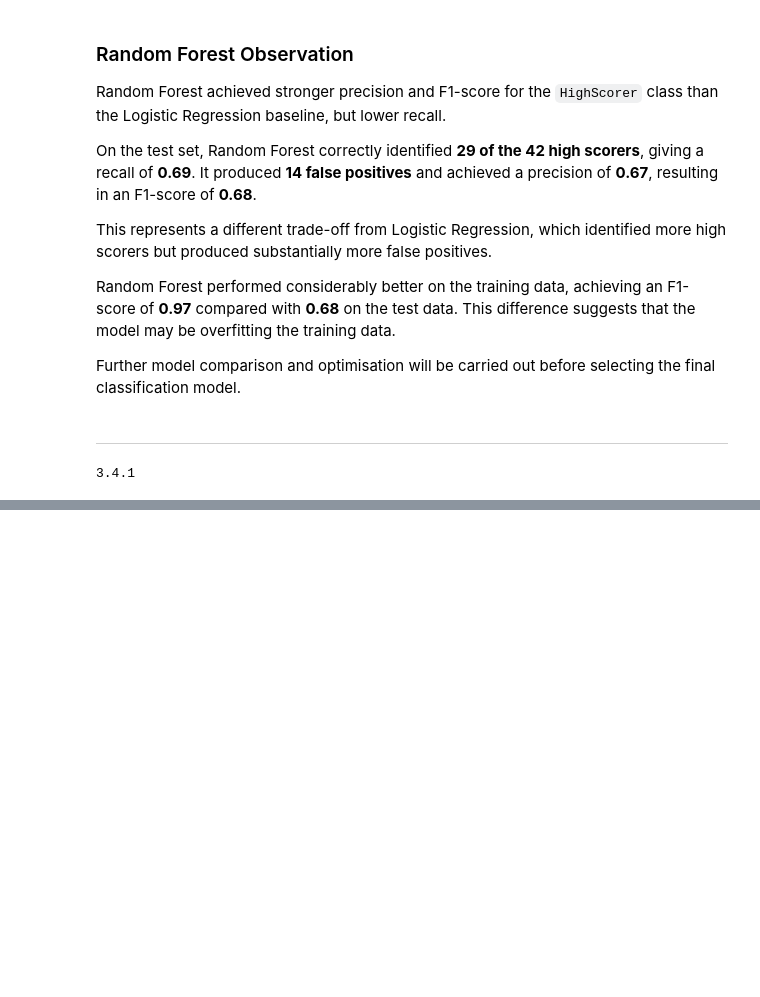
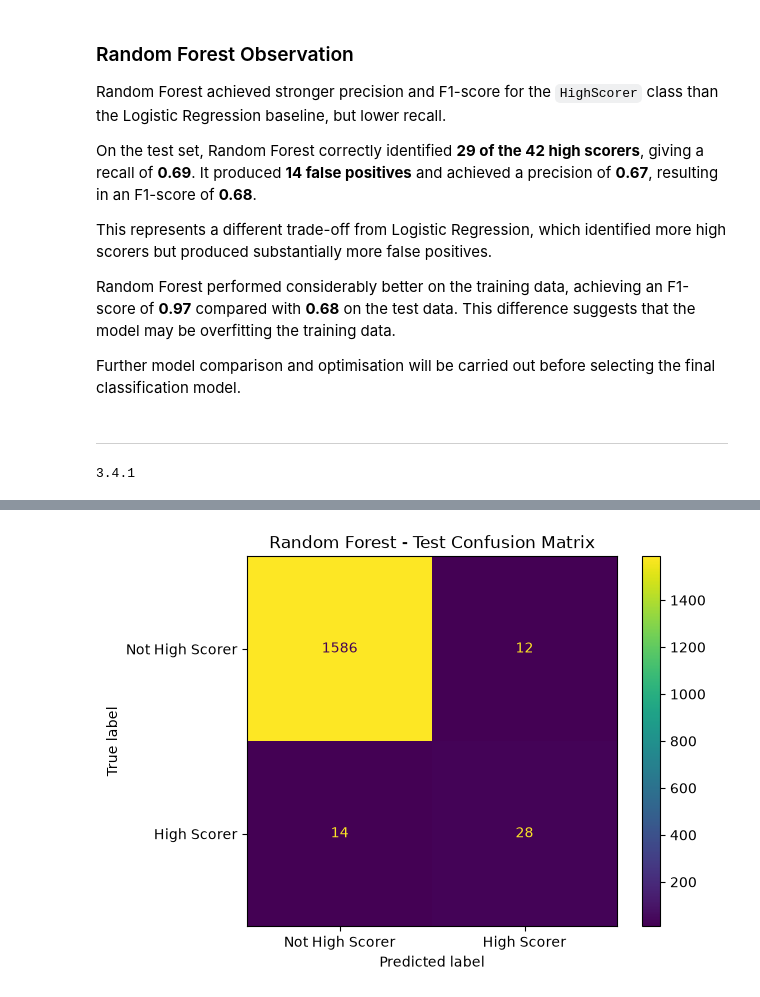
Before and after one commit to garethrogers28/premier-league-predictor, a Jupyter notebook: jupyter_notebooks/05_Model_Development.ipynb, the cells around one changed output, grey strips where cells are left out. Saved outputs shown, nothing was run; the diff lists cells and outputs as text; code cells hidden in the pictures; blank space fills up the shorter version.

```diff
--- a/jupyter_notebooks/05_Model_Development.ipynb
+++ b/jupyter_notebooks/05_Model_Development.ipynb
@@ -435,0 +545,10 @@ print(xgboost.__version__)
+# %%
+ConfusionMatrixDisplay(
+    confusion_matrix=test_cm_xgb,
+    display_labels=["Not High Scorer", "High Scorer"]
+).plot()
+
+plt.title("Random Forest - Test Confusion Matrix")
+plt.show()
+# %% [output]
+[figure, added]
```
Also changed, not shown: parts of 13 cells of this notebook.
